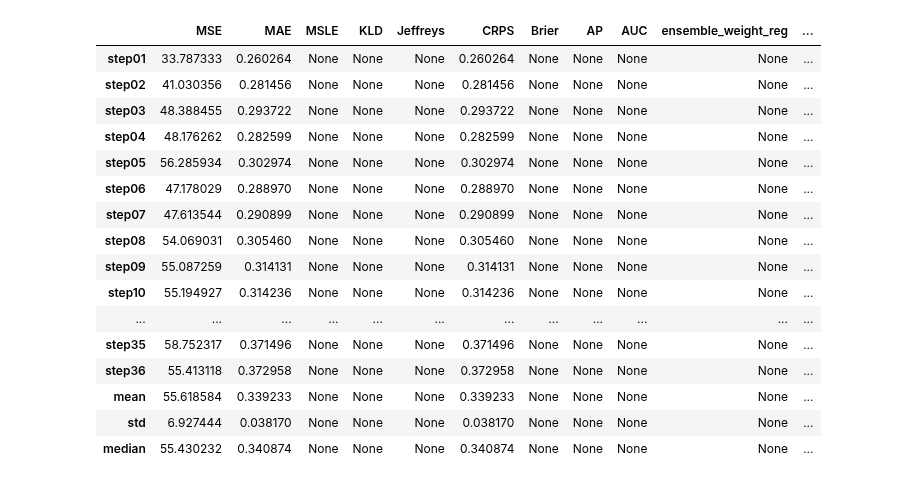
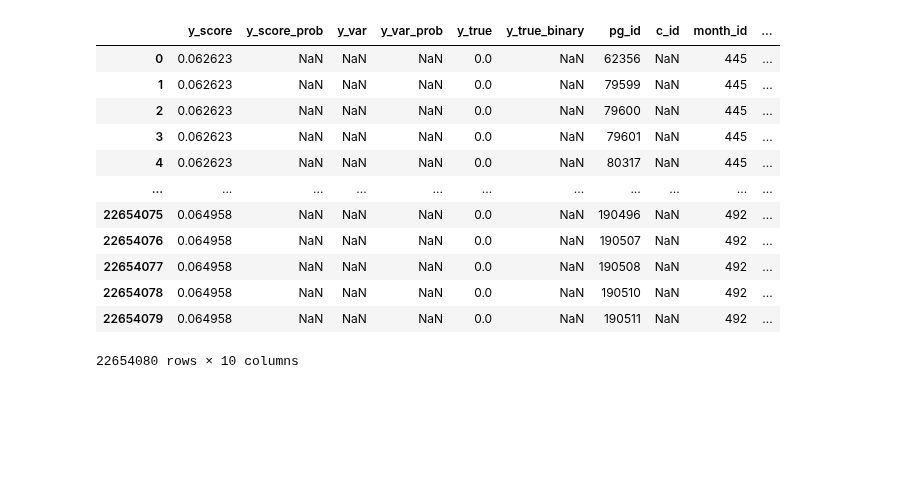
Before and after one commit to prio-data/views_pipeline, a Jupyter notebook: models/orange_pasta/notebooks/notebook001.ipynb, the cells around one changed output. Drawn from its saved outputs; the diff is of its cells as text; code cells hidden in the pictures; blank space fills up the shorter version.

```diff
--- a/models/orange_pasta/notebooks/notebook001.ipynb
+++ b/models/orange_pasta/notebooks/notebook001.ipynb
@@ -4,20 +0,0 @@ df = pd.read_parquet("../evaluation_testing.parquet")
-# %%
-df
-# %% [output]
-|  | MSE | MAE | MSLE | KLD | Jeffreys | CRPS | Brier | AP | AUC | ensemble_weight_reg | ... |
-| step01 | 33.787333 | 0.260264 | None | None | None | 0.260264 | None | None | None | None | ... |
-| step02 | 41.030356 | 0.281456 | None | None | None | 0.281456 | None | None | None | None | ... |
-| step03 | 48.388455 | 0.293722 | None | None | None | 0.293722 | None | None | None | None | ... |
-| step04 | 48.176262 | 0.282599 | None | None | None | 0.282599 | None | None | None | None | ... |
-| step05 | 56.285934 | 0.302974 | None | None | None | 0.302974 | None | None | None | None | ... |
-| step06 | 47.178029 | 0.288970 | None | None | None | 0.288970 | None | None | None | None | ... |
-| step07 | 47.613544 | 0.290899 | None | None | None | 0.290899 | None | None | None | None | ... |
-| step08 | 54.069031 | 0.305460 | None | None | None | 0.305460 | None | None | None | None | ... |
-| step09 | 55.087259 | 0.314131 | None | None | None | 0.314131 | None | None | None | None | ... |
-| step10 | 55.194927 | 0.314236 | None | None | None | 0.314236 | None | None | None | None | ... |
-| ... | ... | ... | ... | ... | ... | ... | ... | ... | ... | ... | ... |
-| step35 | 58.752317 | 0.371496 | None | None | None | 0.371496 | None | None | None | None | ... |
-| step36 | 55.413118 | 0.372958 | None | None | None | 0.372958 | None | None | None | None | ... |
-| mean | 55.618584 | 0.339233 | None | None | None | 0.339233 | None | None | None | None | ... |
-| std | 6.927444 | 0.038170 | None | None | None | 0.038170 | None | None | None | None | ... |
-| median | 55.430232 | 0.340874 | None | None | None | 0.340874 | None | None | None | None | ... |
@@ -23,0 +10,17 @@ df
+# %%
+df_output = pd.read_pickle('../data/generated/df_output_36_testing_20240618_155834.pkl')
+df_output
+# %% [output]
+|  | y_score | y_score_prob | y_var | y_var_prob | y_true | y_true_binary | pg_id | c_id | month_id | ... |
+| 0 | 0.062623 | NaN | NaN | NaN | 0.0 | NaN | 62356 | NaN | 445 | ... |
+| 1 | 0.062623 | NaN | NaN | NaN | 0.0 | NaN | 79599 | NaN | 445 | ... |
+| 2 | 0.062623 | NaN | NaN | NaN | 0.0 | NaN | 79600 | NaN | 445 | ... |
+| 3 | 0.062623 | NaN | NaN | NaN | 0.0 | NaN | 79601 | NaN | 445 | ... |
+| 4 | 0.062623 | NaN | NaN | NaN | 0.0 | NaN | 80317 | NaN | 445 | ... |
+| ... | ... | ... | ... | ... | ... | ... | ... | ... | ... | ... |
+| 22654075 | 0.064958 | NaN | NaN | NaN | 0.0 | NaN | 190496 | NaN | 492 | ... |
+| 22654076 | 0.064958 | NaN | NaN | NaN | 0.0 | NaN | 190507 | NaN | 492 | ... |
+| 22654077 | 0.064958 | NaN | NaN | NaN | 0.0 | NaN | 190508 | NaN | 492 | ... |
+| 22654078 | 0.064958 | NaN | NaN | NaN | 0.0 | NaN | 190510 | NaN | 492 | ... |
+| 22654079 | 0.064958 | NaN | NaN | NaN | 0.0 | NaN | 190511 | NaN | 492 | ... |
+22654080 rows × 10 columns
```
Also changed, not shown: parts of 8 cells of this notebook, 35 other files.
